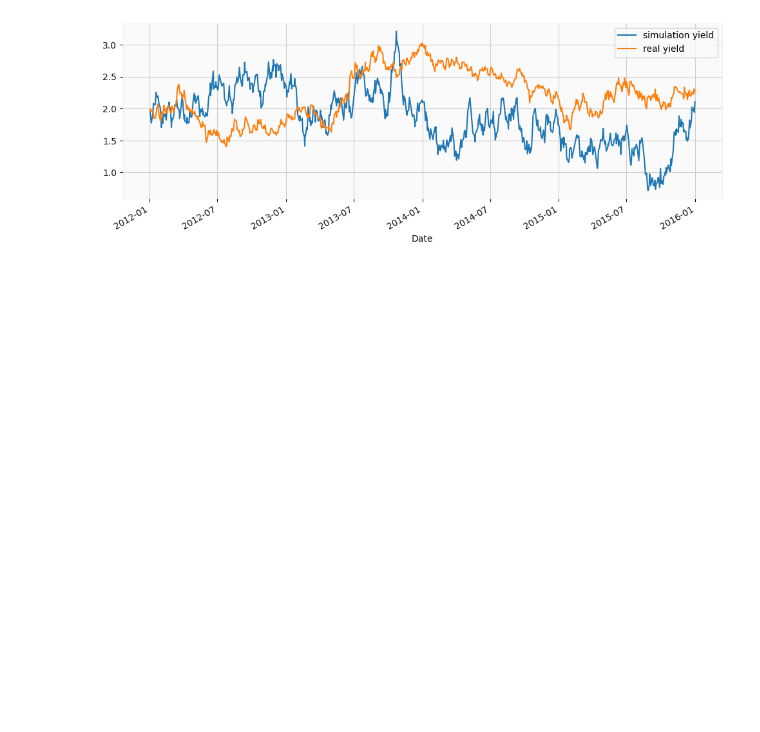
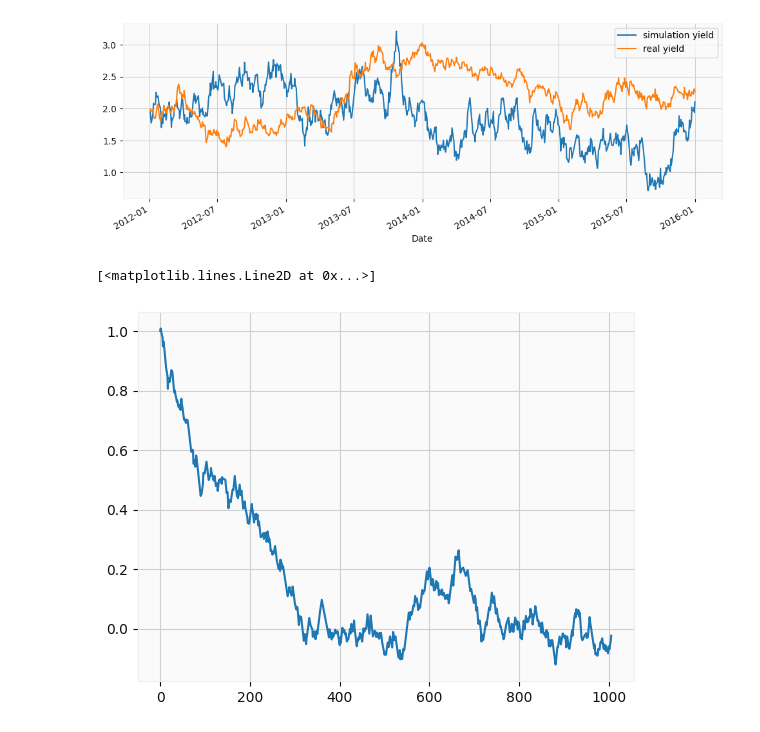
Before and after one commit to laic0022/FN6813-Interest-Rate-Derivatives, a Jupyter notebook: 1. Short Rates and Bond Pricing/ST_MRM.ipynb, the cells around one changed output. Saved outputs shown, nothing was run; the diff lists cells and outputs as text; code cells hidden in the pictures; blank space fills up the shorter version.

```diff
--- a/1. Short Rates and Bond Pricing/ST_MRM.ipynb
+++ b/1. Short Rates and Bond Pricing/ST_MRM.ipynb
@@ -223,3 +223,8 @@ axes.legend(['simulation yield','real yield'])
 # %% [output]
 <matplotlib.legend.Legend at 0x...>
 [figure]
+# %%
+np.exp(-np.sum(R[i, :]) * dt)
+# %% [output]
+[<matplotlib.lines.Line2D at 0x...>]
+[figure, added]
```
Also changed, not shown: parts of 1 cell of this notebook.
